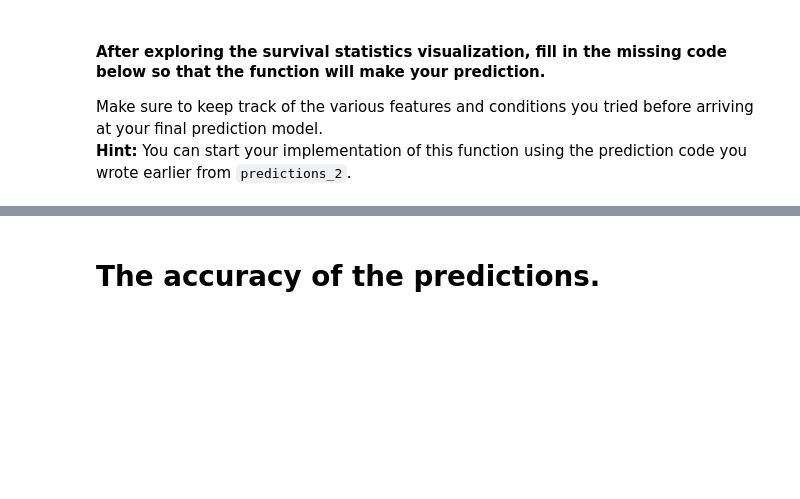
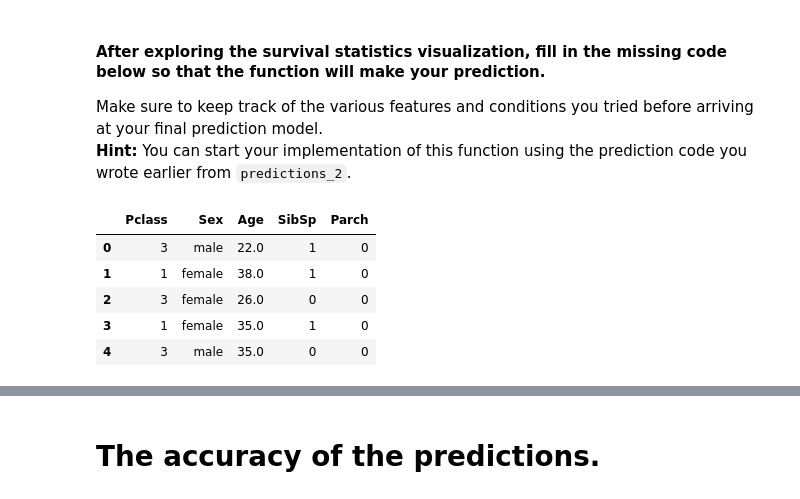
Before and after one commit to MahmoudMamdouh07/Titanic-survivors-exploration, a Jupyter notebook: titanic_survival_exploration.ipynb, the cells around one changed output, grey strips where cells are left out. Cells and saved outputs as stored; diff of their text form; code cells hidden in the pictures; blank space fills up the shorter version.

Commit message:
Decision Tree classifier added

```diff
--- a/titanic_survival_exploration.ipynb
+++ b/titanic_survival_exploration.ipynb
@@ -247,0 +250,15 @@ predictions = predictions_3(data)
+# %%
+from sklearn.metrics import accuracy_score
+from sklearn.tree import DecisionTreeClassifier
+clf = DecisionTreeClassifier()
+X = data.drop(['Name', 'Fare', 'Cabin', 'Embarked', 'Ticket', 'PassengerId'], axis = 1) # non important features
+X['Age'] = X['Age'].fillna((X['Age'].mean())) # NaN was found in the Age column so we apply the mean of values to them
+
+X.head()
+# %% [output]
+|  | Pclass | Sex | Age | SibSp | Parch |
+| 0 | 3 | male | 22.0 | 1 | 0 |
+| 1 | 1 | female | 38.0 | 1 | 0 |
+| 2 | 3 | female | 26.0 | 0 | 0 |
+| 3 | 1 | female | 35.0 | 1 | 0 |
+| 4 | 3 | male | 35.0 | 0 | 0 |
```
Also changed, not shown: parts of 7 cells of this notebook.
